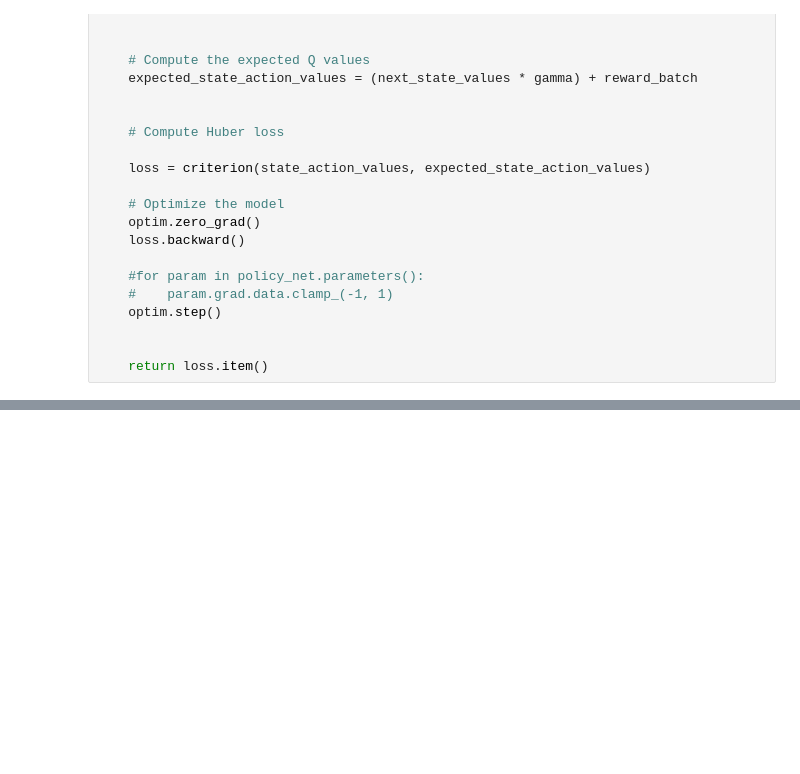
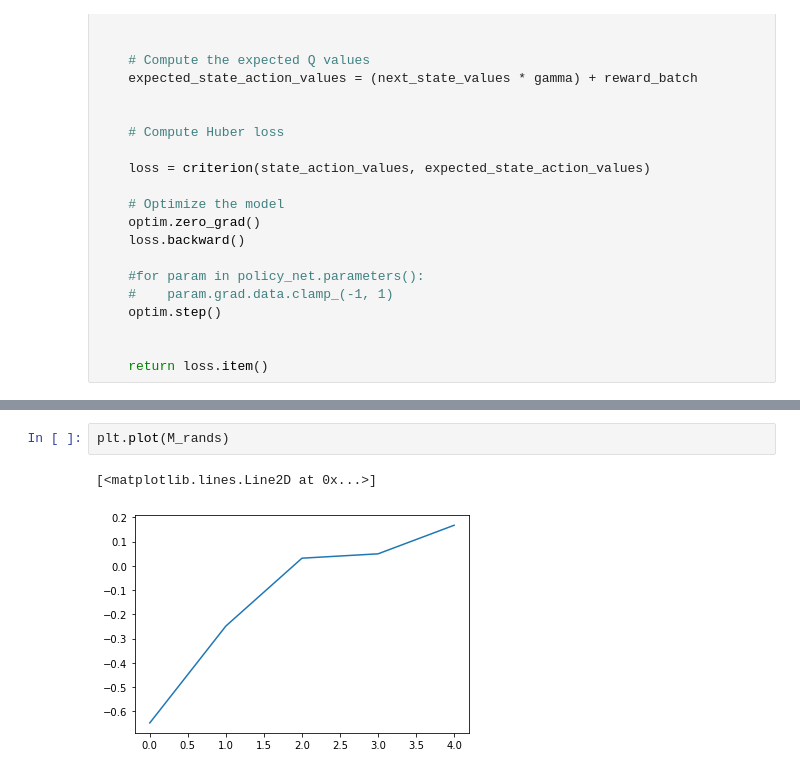
Before and after one commit to thurgarion2/tictactoe, a Jupyter notebook: tic_tac_toe_2.ipynb, the cells around one changed output, grey strips where cells are left out. Drawn from its saved outputs; the diff is of its cells as text; blank space fills up the shorter version.

```diff
--- a/tic_tac_toe_2.ipynb
+++ b/tic_tac_toe_2.ipynb
@@ -223,0 +319,5 @@ plt.plot(average_reward)
+# %%
+plt.plot(M_rands)
+# %% [output]
+[<matplotlib.lines.Line2D at 0x...>]
+[figure, added]
```
Also changed, not shown: parts of 7 cells of this notebook, 1 other file.
